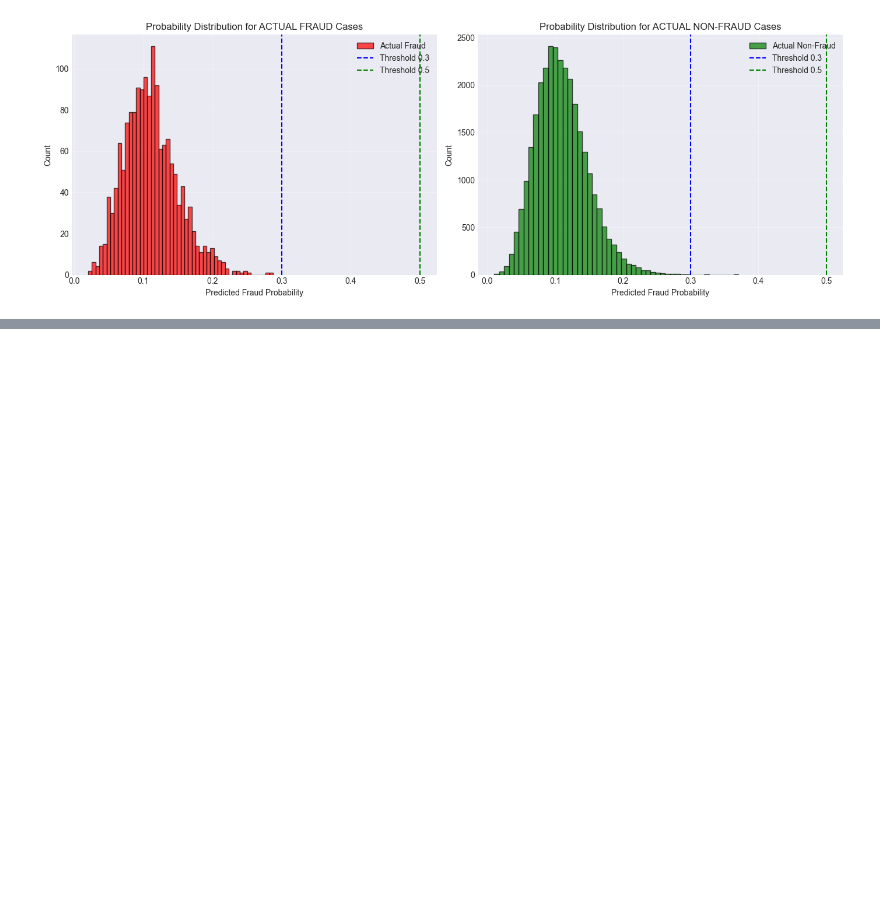
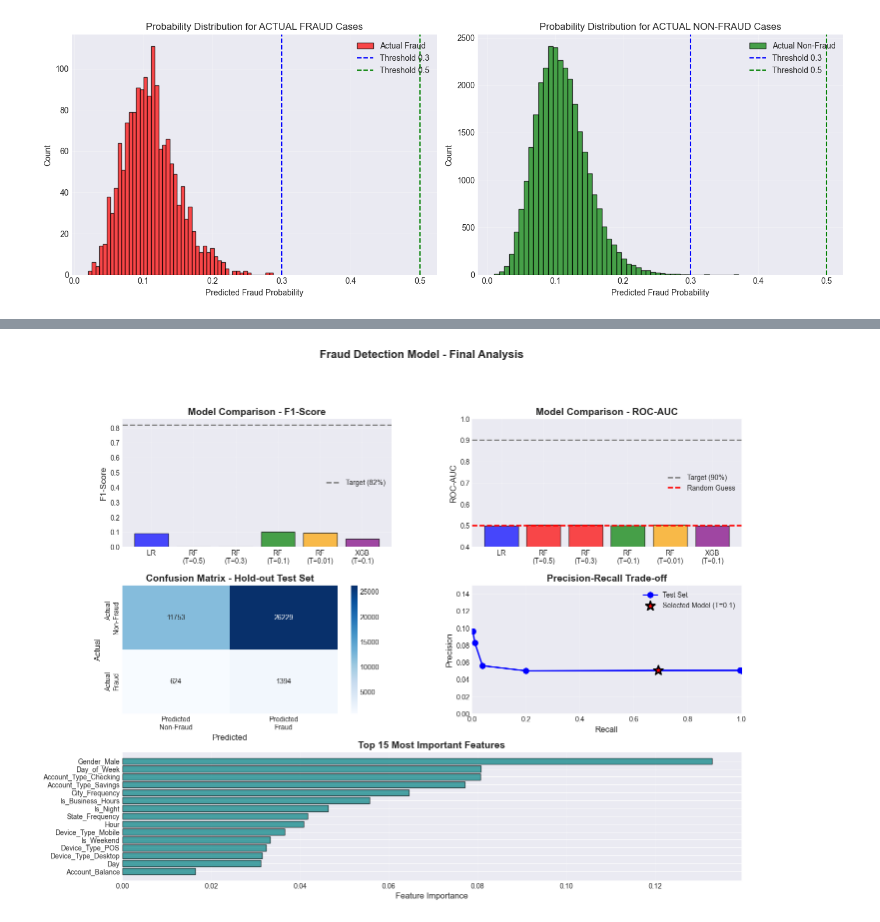
Before and after one commit to Vatsal1407/fraud-detection-project, a Jupyter notebook: notebooks/03_modelling.ipynb, the cells around one changed output, grey strips where cells are left out. Saved outputs shown, nothing was run; the diff lists cells and outputs as text; code cells hidden in the pictures; blank space fills up the shorter version.

```diff
--- a/notebooks/03_modelling.ipynb
+++ b/notebooks/03_modelling.ipynb
@@ -944,0 +1282,82 @@ Actual NON-FRAUD cases (n=30,386):
+# %%
+print("="*80)
+print("CREATING FINAL VISUALIZATIONS")
+print("="*80)
+
+# Create comprehensive visualization
+fig = plt.figure(figsize=(16, 12))
+gs = fig.add_gridspec(3, 2, hspace=0.3, wspace=0.3)
+
+# 1. Model Comparison - F1 Scores
+ax1 = fig.add_subplot(gs[0, 0])
+models = ['LR', 'RF\n(T=0.5)', 'RF\n(T=0.3)', 'RF\n(T=0.1)', 'RF\n(T=0.01)', 'XGB\n(T=0.1)']
+f1_scores = [0.0905, 0.0007, 0.0007, 0.10, 0.0960, 0.0530]
+colors = ['blue', 'red', 'red', 'green', 'orange', 'purple']
+ax1.bar(models, f1_scores, color=colors, alpha=0.7, edgecolor='black')
+ax1.set_ylabel('F1-Score', fontsize=12)
+ax1.set_title('Model Comparison - F1-Score', fontsize=14, fontweight='bold')
+ax1.axhline(y=0.82, color='gray', linestyle='--', linewidth=2, label='Target (82%)')
+ax1.legend()
+ax1.grid(True, alpha=0.3)
+
+# 2. Model Comparison - ROC-AUC
+ax2 = fig.add_subplot(gs[0, 1])
+roc_aucs = [0.4981, 0.5035, 0.5035, 0.50, 0.5035, 0.4993]
+ax2.bar(models, roc_aucs, color=colors, alpha=0.7, edgecolor='black')
+ax2.set_ylabel('ROC-AUC', fontsize=12)
+ax2.set_title('Model Comparison - ROC-AUC', fontsize=14, fontweight='bold')
+ax2.axhline(y=0.90, color='gray', linestyle='--', linewidth=2, label='Target (90%)')
+ax2.axhline(y=0.50, color='red', linestyle='--', linewidth=2, label='Random Guess')
+ax2.set_ylim(0.4, 1.0)
+ax2.legend()
+ax2.grid(True, alpha=0.3)
+
+# 3. Confusion Matrix - Test Set
+ax3 = fig.add_subplot(gs[1, 0])
+sns.heatmap(cm, annot=True, fmt='d', cmap='Blues', cbar=True, ax=ax3,
+            xticklabels=['Predicted\nNon-Fraud', 'Predicted\nFraud'],
+            yticklabels=['Actual\nNon-Fraud', 'Actual\nFraud'])
+ax3.set_title('Confusion Matrix - Hold-out Test Set', fontsize=14, fontweight='bold')
+ax3.set_ylabel('Actual', fontsize=12)
+ax3.set_xlabel('Predicted', fontsize=12)
+
+# 4. Precision-Recall Trade-off
+ax4 = fig.add_subplot(gs[1, 1])
+thresholds_test = [0.01, 0.05, 0.1, 0.15, 0.2, 0.25, 0.3]
+precisions_test = []
+recalls_test = []
+
+for thresh in thresholds_test:
+    y_pred_thresh = (y_test_proba >= thresh).astype(int)
+    precisions_test.append(precision_score(y_test, y_pred_thresh, zero_division=0))
+    recalls_test.append(recall_score(y_test, y_pred_thresh, zero_division=0))
+
+ax4.plot(recalls_test, precisions_test, 'b-o', linewidth=2, markersize=8, label='Test Set')
+ax4.scatter([test_recall], [test_precision], color='red', s=200, marker='*',
+            label=f'Selected Model (T=0.1)', zorder=5, edgecolors='black', linewidths=2)
+ax4.set_xlabel('Recall', fontsize=12)
+ax4.set_ylabel('Precision', fontsize=12)
+ax4.set_title('Precision-Recall Trade-off', fontsize=14, fontweight='bold')
+ax4.grid(True, alpha=0.3)
+ax4.legend()
+ax4.set_xlim(0, 1)
+ax4.set_ylim(0, 0.15)
+
+# 5. Feature Importance (Top 15)
+ax5 = fig.add_subplot(gs[2, :])
+feature_importances = final_model.feature_importances_
+indices = np.argsort(feature_importances)[-15:]  # Top 15
+top_features = [feature_names[i] for i in indices]
+top_importances = feature_importances[indices]
+
+ax5.barh(top_features, top_importances, color='teal', alpha=0.7, edgecolor='black')
+ax5.set_xlabel('Feature Importance', fontsize=12)
+ax5.set_title('Top 15 Most Important Features', fontsize=14, fontweight='bold')
+ax5.grid(True, alpha=0.3, axis='x')
+
+plt.suptitle('Fraud Detection Model - Final Analysis', fontsize=16, fontweight='bold', y=0.995)
+plt.savefig('../models/model_evaluation.png', dpi=300, bbox_inches='tight')
+plt.show()
+
+print("\n✓ Visualization saved: ../models/model_evaluation.png")
+# %% [output]
@@ -944,0 +1367 @@ Actual NON-FRAUD cases (n=30,386):
+[figure, added]
```
Also changed, not shown: parts of 7 cells of this notebook, 2 other files.
